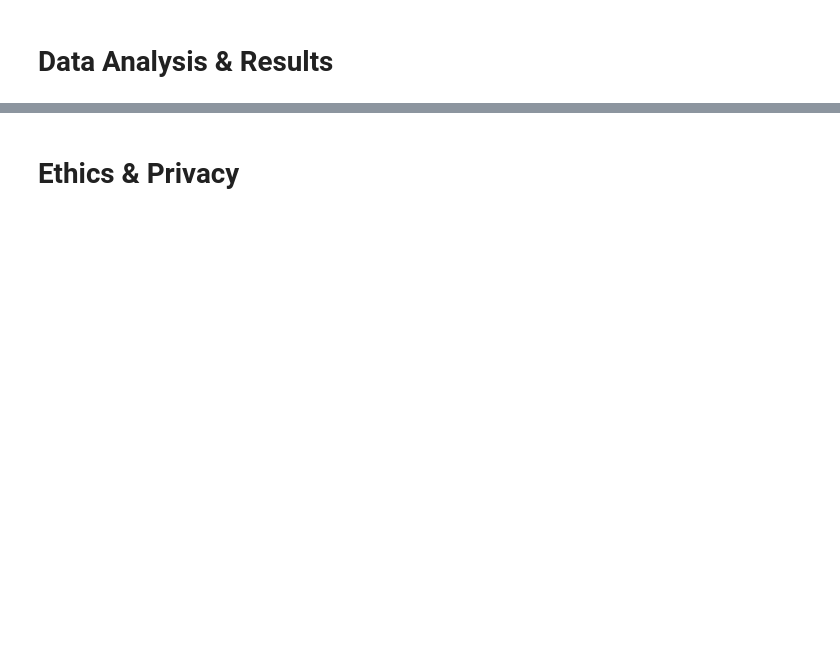
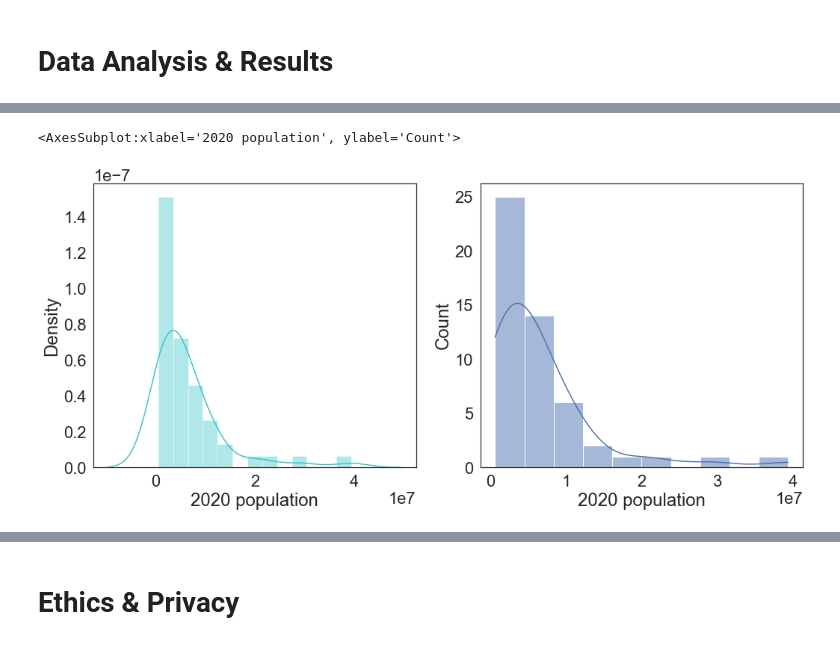
Before and after one commit to COGS108/group042_wi21, a Jupyter notebook: FinalProject_group042.ipynb, the cells around one changed output, grey strips where cells are left out. Cells and saved outputs as stored; diff of their text form; code cells hidden in the pictures; blank space fills up the shorter version.

```diff
--- a/FinalProject_group042.ipynb
+++ b/FinalProject_group042.ipynb
@@ -212,0 +251,11 @@ Include cells that describe the steps in your data analysis.
+# %%
+sns.set(style="white", font_scale=2)
+plt.rcParams['figure.figsize'] = (17, 7)
+
+plt.subplot(1, 2, 1)
+sns.distplot(population['2020 population'], color='#3BC4C7');
+plt.subplot(1, 2, 2)
+sns.histplot(population['2020 population'], bins=10, kde=True)
+# %% [output]
+<AxesSubplot:xlabel='2020 population', ylabel='Count'>
+[figure, added]
```
Also changed, not shown: parts of 47 cells of this notebook.
